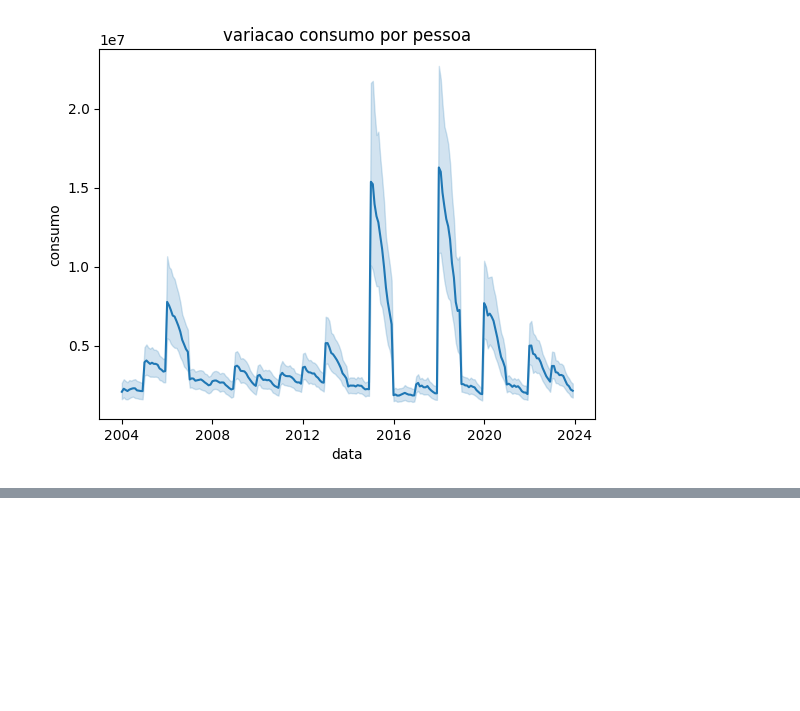
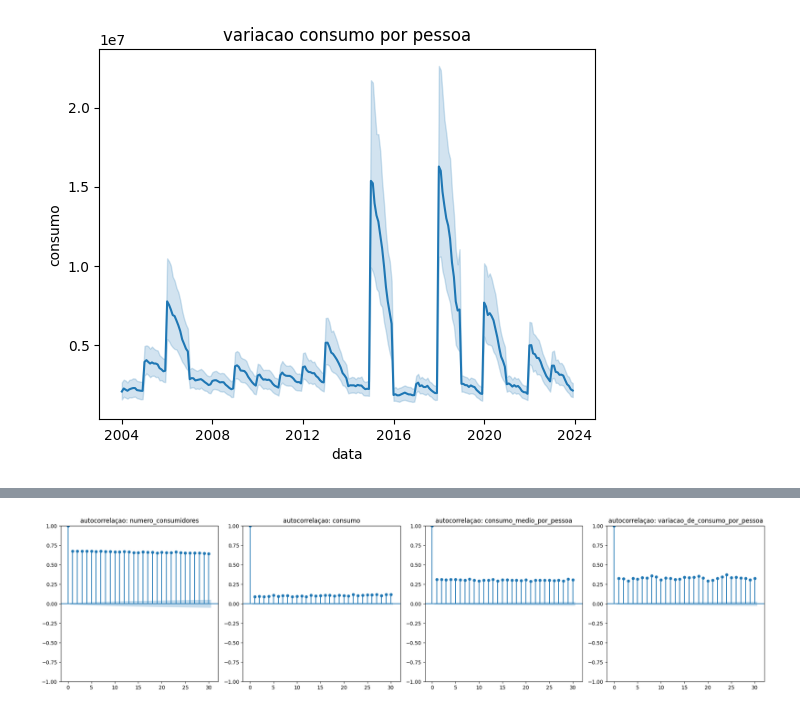
Before and after one commit to WesleySouza13/energy-consumption-forecast-br, a Jupyter notebook: Untitled-1.ipynb, the cells around one changed output, grey strips where cells are left out. Cells and saved outputs as stored; diff of their text form; code cells hidden in the pictures; blank space fills up the shorter version.

```diff
--- a/Untitled-1.ipynb
+++ b/Untitled-1.ipynb
@@ -358,0 +370,12 @@ m_avg(df['consumo_medio_por_pessoa'], dias=365, nome_coluna='consumo medio por p
+# %%
+#graficos de autocorrelaçao
+n_cols = len(col_autocorrelation.columns)
+fig, axes = plt.subplots(1, n_cols, figsize=(5 * n_cols, 5))
+for i, auto in enumerate(col_autocorrelation):
+    ax = axes[i] if n_cols > 1 else axes
+    plot_acf(col_autocorrelation[auto].values.squeeze(), lags=30, alpha=0.05, ax=ax)
+    ax.set_title(f'autocorrelaçao: {auto}')
+plt.tight_layout()
+plt.show()
+# %% [output]
+[figure, added]
```
Also changed, not shown: parts of 12 cells of this notebook.
